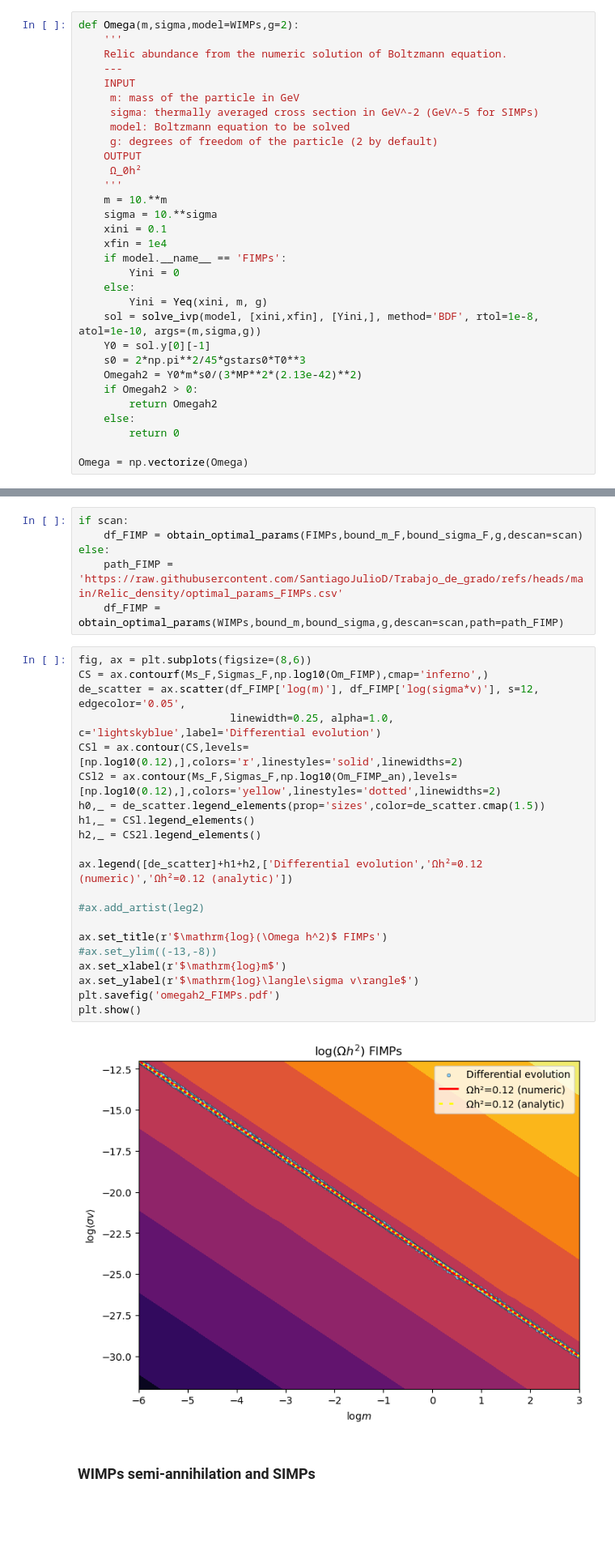
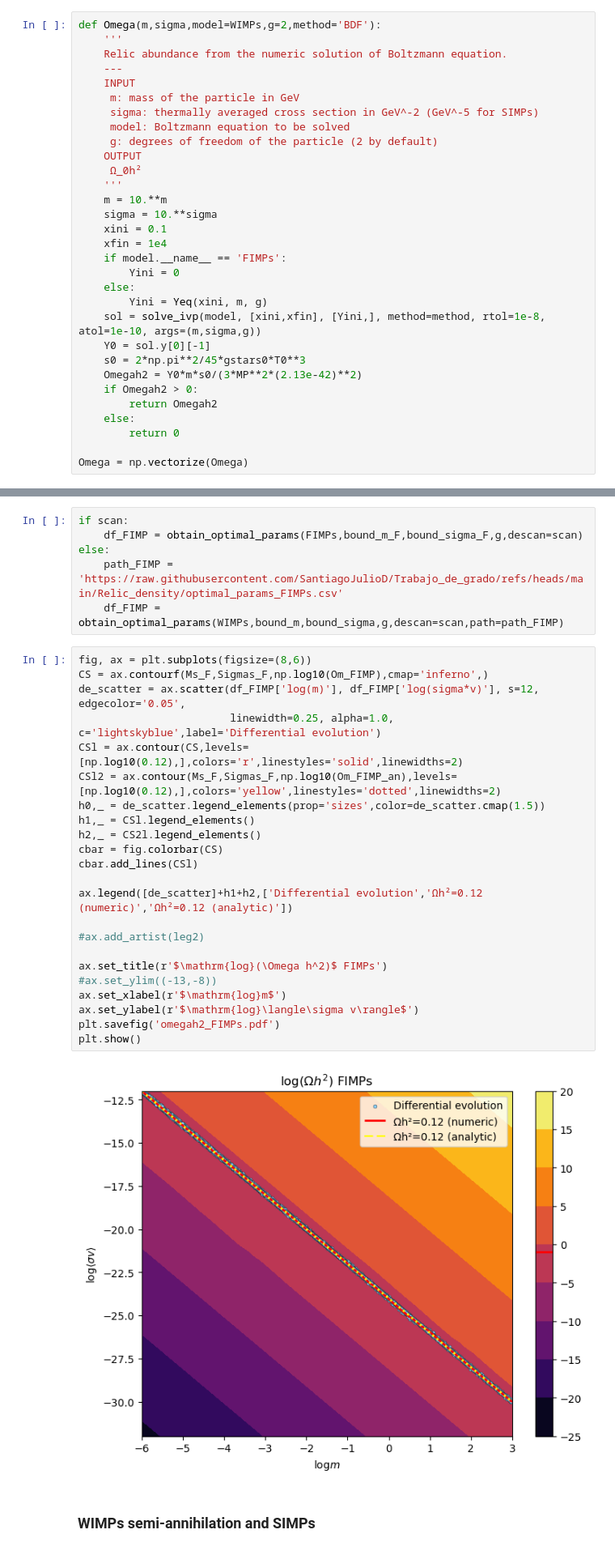
Before and after one commit to SantiagoJulioD/Trabajo_de_grado, a Jupyter notebook: Relic_density/relic_density.ipynb, the cells around one changed output, grey strips where cells are left out. Shown: that part at 81% size. Drawn from its saved outputs; the diff is of its cells as text; blank space fills up the shorter version.

```diff
--- a/Relic_density/relic_density.ipynb
+++ b/Relic_density/relic_density.ipynb
@@ -201,7 +201,7 @@ def WIMPs(x,Y,mass,sigma,g):
     dYdx = -sigma*s/(x*H)*(Y**2 - Yeq(x,mass,g)**2)
     return dYdx
 # %%
-def Omega(m,sigma,model=WIMPs,g=2):
+def Omega(m,sigma,model=WIMPs,g=2,method='BDF'):
     '''
     Relic abundance from the numeric solution of Boltzmann equation.
     ---
@@ -221,7 +221,7 @@ def Omega(m,sigma,model=WIMPs,g=2):
         Yini = 0
     else:
         Yini = Yeq(xini, m, g)
-    sol = solve_ivp(model, [xini,xfin], [Yini,], method='BDF', rtol=1e-8, atol=1e-10, args=(m,sigma,g))
+    sol = solve_ivp(model, [xini,xfin], [Yini,], method=method, rtol=1e-8, atol=1e-10, args=(m,sigma,g))
     Y0 = sol.y[0][-1]
     s0 = 2*np.pi**2/45*gstars0*T0**3
     Omegah2 = Y0*m*s0/(3*MP**2*(2.13e-42)**2)
@@ -589,26 +591,28 @@ else:
 # %%
 fig, ax = plt.subplots(figsize=(8,6))
 CS = ax.contourf(Ms_F,Sigmas_F,np.log10(Om_FIMP),cmap='inferno',)
 de_scatter = ax.scatter(df_FIMP['log(m)'], df_FIMP['log(sigma*v)'], s=12, edgecolor='0.05',
                         linewidth=0.25, alpha=1.0, c='lightskyblue',label='Differential evolution')
 CSl = ax.contour(CS,levels=[np.log10(0.12),],colors='r',linestyles='solid',linewidths=2)
 CSl2 = ax.contour(Ms_F,Sigmas_F,np.log10(Om_FIMP_an),levels=[np.log10(0.12),],colors='yellow',linestyles='dotted',linewidths=2)
 h0,_ = de_scatter.legend_elements(prop='sizes',color=de_scatter.cmap(1.5))
 h1,_ = CSl.legend_elements()
 h2,_ = CS2l.legend_elements()
+cbar = fig.colorbar(CS)
+cbar.add_lines(CSl)
 
 ax.legend([de_scatter]+h1+h2,['Differential evolution','Ωh²=0.12 (numeric)','Ωh²=0.12 (analytic)'])
 
 #ax.add_artist(leg2)
 
 ax.set_title(r'$\mathrm{log}(\Omega h^2)$ FIMPs')
 #ax.set_ylim((-13,-8))
 ax.set_xlabel(r'$\mathrm{log}m$')
 ax.set_ylabel(r'$\mathrm{log}\langle\sigma v\rangle$')
 plt.savefig('omegah2_FIMPs.pdf')
 plt.show()
 # %% [output]
-[figure, old version]
+[figure, new version]
 # %% [markdown]
 ### WIMPs semi-annihilation and SIMPs
 # %%
```
Also changed, not shown: parts of 30 cells of this notebook, 5 other files.
